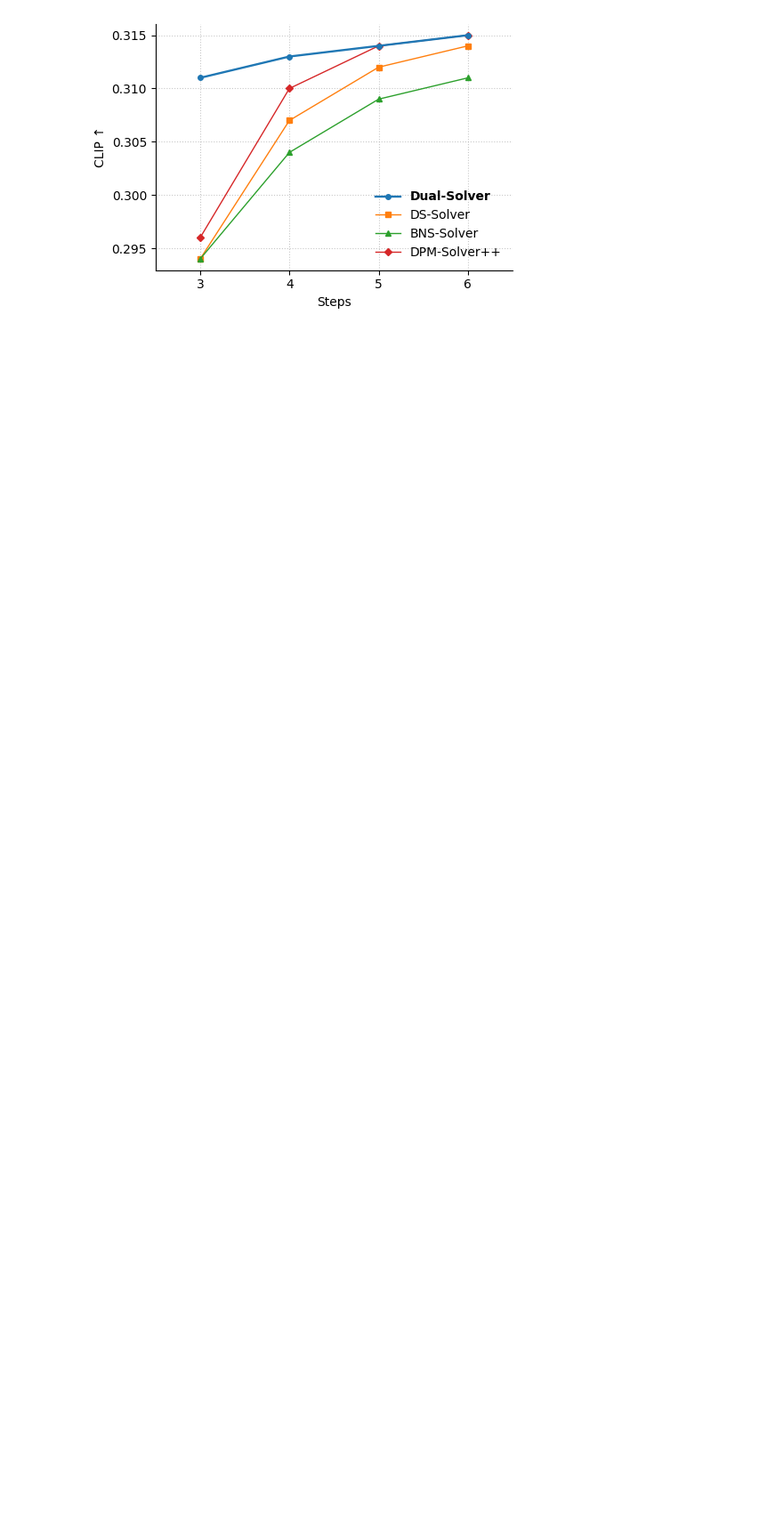
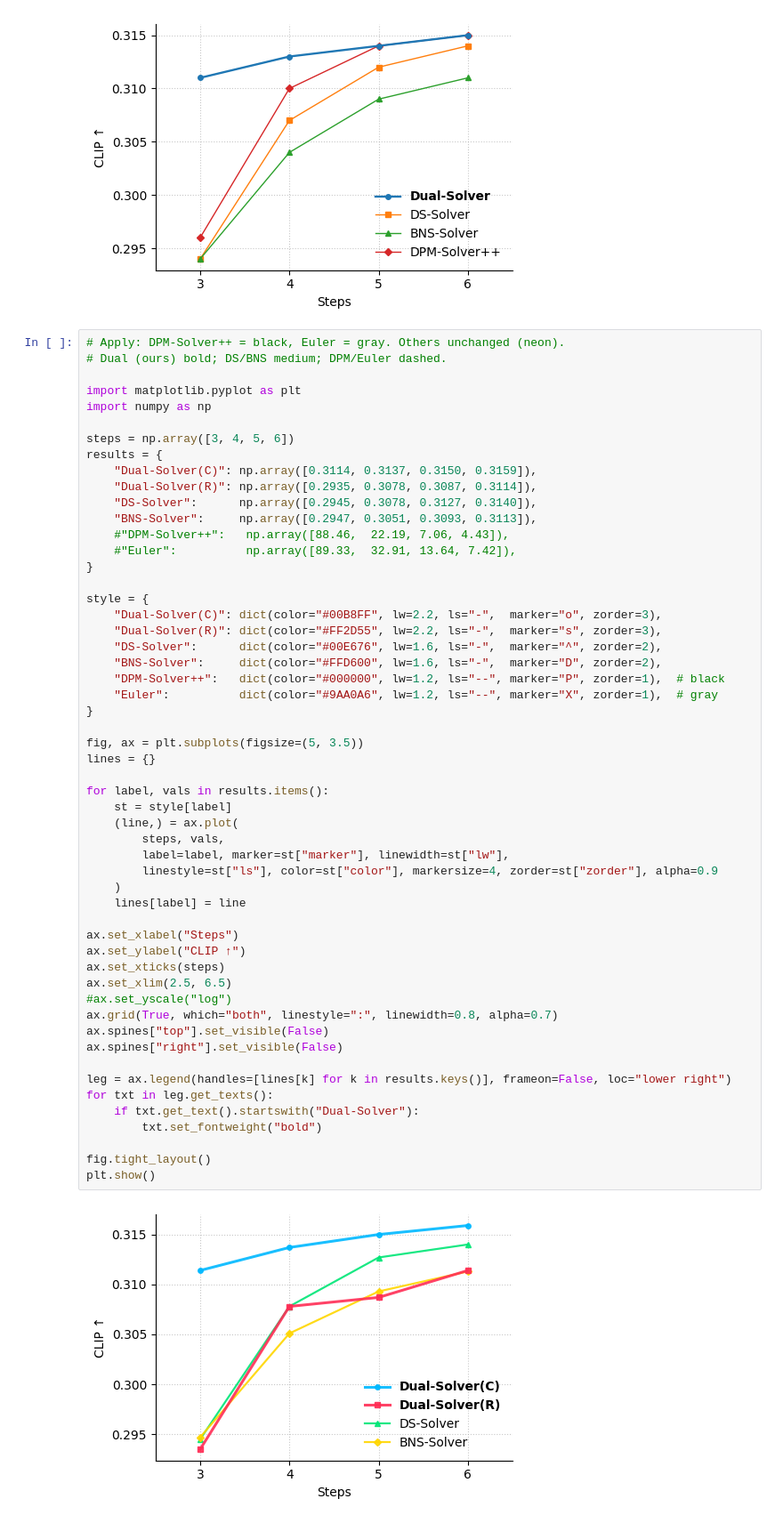
Before and after one commit to scpark20/logpx_samplers, a Jupyter notebook: paper/FID_CLIP/sana_clip.ipynb, the cells around one changed output. Shown: that part at 89% size. Saved outputs shown, nothing was run; the diff lists cells and outputs as text; blank space fills up the shorter version.

Commit message:
clip

```diff
--- a/paper/FID_CLIP/sana_clip.ipynb
+++ b/paper/FID_CLIP/sana_clip.ipynb
@@ -65,3 +65,59 @@ fig.tight_layout()
 plt.show()
 # %% [output]
 [figure]
+# %%
+# Apply: DPM-Solver++ = black, Euler = gray. Others unchanged (neon).
+# Dual (ours) bold; DS/BNS medium; DPM/Euler dashed.
+
+import matplotlib.pyplot as plt
+import numpy as np
+
+steps = np.array([3, 4, 5, 6])
+results = {
+    "Dual-Solver(C)": np.array([0.3114, 0.3137, 0.3150, 0.3159]),
+    "Dual-Solver(R)": np.array([0.2935, 0.3078, 0.3087, 0.3114]),
+    "DS-Solver":      np.array([0.2945, 0.3078, 0.3127, 0.3140]),
+    "BNS-Solver":     np.array([0.2947, 0.3051, 0.3093, 0.3113]),
+    #"DPM-Solver++":   np.array([88.46,  22.19, 7.06, 4.43]),
+    #"Euler":          np.array([89.33,  32.91, 13.64, 7.42]),
+}
+
+style = {
+    "Dual-Solver(C)": dict(color="#00B8FF", lw=2.2, ls="-",  marker="o", zorder=3),
+    "Dual-Solver(R)": dict(color="#FF2D55", lw=2.2, ls="-",  marker="s", zorder=3),
+    "DS-Solver":      dict(color="#00E676", lw=1.6, ls="-",  marker="^", zorder=2),
+    "BNS-Solver":     dict(color="#FFD600", lw=1.6, ls="-",  marker="D", zorder=2),
+    "DPM-Solver++":   dict(color="#000000", lw=1.2, ls="--", marker="P", zorder=1),  # black
+    "Euler":          dict(color="#9AA0A6", lw=1.2, ls="--", marker="X", zorder=1),  # gray
+}
+
+fig, ax = plt.subplots(figsize=(5, 3.5))
+lines = {}
+
+for label, vals in results.items():
+    st = style[label]
+    (line,) = ax.plot(
+        steps, vals,
+        label=label, marker=st["marker"], linewidth=st["lw"],
+        linestyle=st["ls"], color=st["color"], markersize=4, zorder=st["zorder"], alpha=0.9
+    )
+    lines[label] = line
+
+ax.set_xlabel("Steps")
+ax.set_ylabel("CLIP ↑")
+ax.set_xticks(steps)
+ax.set_xlim(2.5, 6.5)
+#ax.set_yscale("log")
+ax.grid(True, which="both", linestyle=":", linewidth=0.8, alpha=0.7)
+ax.spines["top"].set_visible(False)
+ax.spines["right"].set_visible(False)
+
+leg = ax.legend(handles=[lines[k] for k in results.keys()], frameon=False, loc="lower right")
+for txt in leg.get_texts():
+    if txt.get_text().startswith("Dual-Solver"):
+        txt.set_fontweight("bold")
+
+fig.tight_layout()
+plt.show()
+# %% [output]
+[figure, added]
```
Also changed, not shown: 18 other files.
